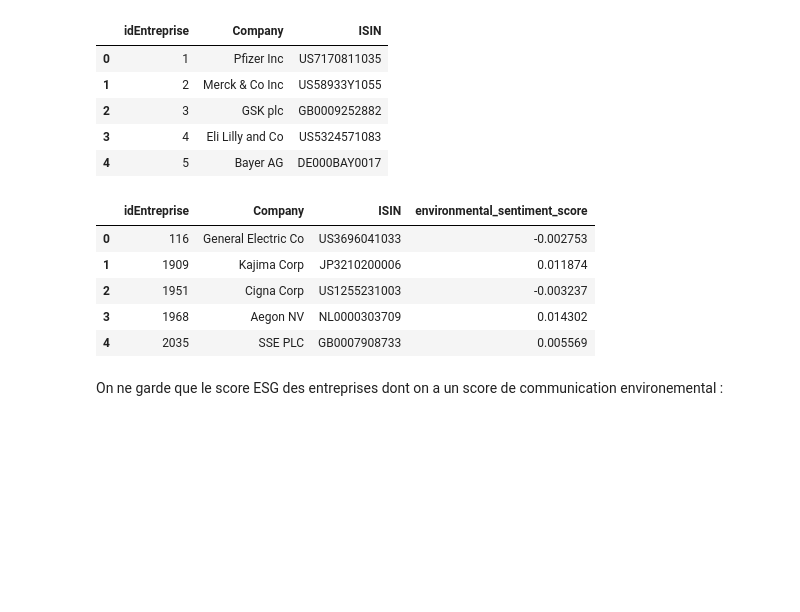
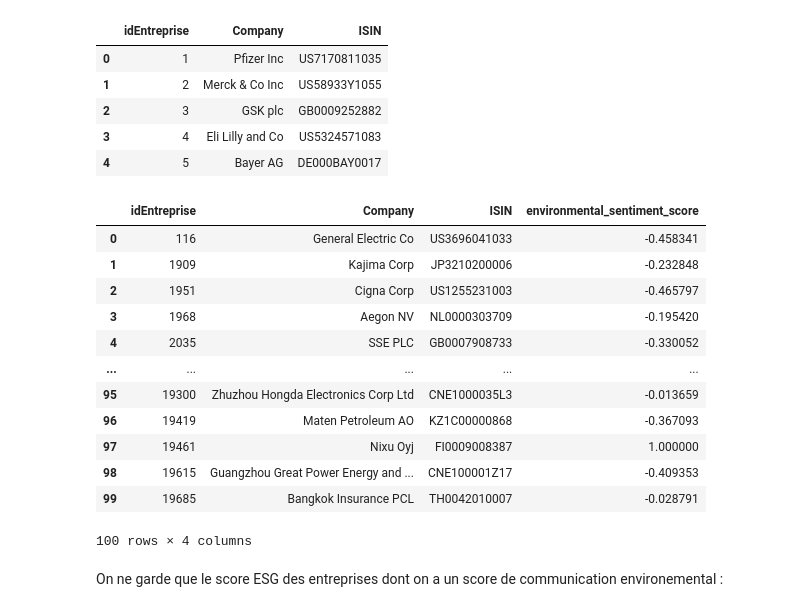
Before and after one commit to tgarnier067/Stat_app, a Jupyter notebook: Econometrie.ipynb, the cells around one changed output. Drawn from its saved outputs; the diff is of its cells as text; code cells hidden in the pictures; blank space fills up the shorter version.

```diff
--- a/Econometrie.ipynb
+++ b/Econometrie.ipynb
@@ -44,6 +44,10 @@ esg_data.head()
 # %%
 # On prend le score de comm environnemental que l'on a calculé
 env_comm_score = pd.read_csv('env_comm_score_articles_forces.csv')
+
+# Normalisation du score sde communication environnemental
+env_comm_score['environmental_sentiment_score'] = ((env_comm_score['environmental_sentiment_score'] - env_comm_score['environmental_sentiment_score'].min()) / (env_comm_score['environmental_sentiment_score'].max() - env_comm_score['environmental_sentiment_score'].min())) * 2 - 1
+
 env_comm_score.head()
 # %% [output]
 |  | Entreprise_Insérée_1 | ISIN | environmental_sentiment_score |
@@ -87,16 +91,23 @@ covalence_id_firms.head()
 # %%
 # Effectuer une jointure (merge) entre df1 et df2 sur la colonne 'ISIN'
 env_comm_score = pd.merge(covalence_id_firms, env_comm_score, on='ISIN', how='inner').drop(columns=['Entreprise_Insérée_1'])
 
 # Afficher les premières lignes du DataFrame fusionné pour vérification
-env_comm_score.head()
+env_comm_score
 # %% [output]
 |  | idEntreprise | Company | ISIN | environmental_sentiment_score |
-| 0 | 116 | General Electric Co | US3696041033 | -0.002753 |
-| 1 | 1909 | Kajima Corp | JP3210200006 | 0.011874 |
-| 2 | 1951 | Cigna Corp | US1255231003 | -0.003237 |
-| 3 | 1968 | Aegon NV | NL0000303709 | 0.014302 |
-| 4 | 2035 | SSE PLC | GB0007908733 | 0.005569 |
+| 0 | 116 | General Electric Co | US3696041033 | -0.458341 |
+| 1 | 1909 | Kajima Corp | JP3210200006 | -0.232848 |
+| 2 | 1951 | Cigna Corp | US1255231003 | -0.465797 |
+| 3 | 1968 | Aegon NV | NL0000303709 | -0.195420 |
+| 4 | 2035 | SSE PLC | GB0007908733 | -0.330052 |
+| ... | ... | ... | ... | ... |
+| 95 | 19300 | Zhuzhou Hongda Electronics Corp Ltd | CNE1000035L3 | -0.013659 |
+| 96 | 19419 | Maten Petroleum AO | KZ1C00000868 | -0.367093 |
+| 97 | 19461 | Nixu Oyj | FI0009008387 | 1.000000 |
+| 98 | 19615 | Guangzhou Great Power Energy and ... | CNE100001Z17 | -0.409353 |
+| 99 | 19685 | Bangkok Insurance PCL | TH0042010007 | -0.028791 |
+100 rows × 4 columns
 # %% [markdown]
 On ne garde que le score ESG des entreprises dont on a un score de communication environemental :
 # %%
```
Also changed, not shown: parts of 30 cells of this notebook, 1 other file.
